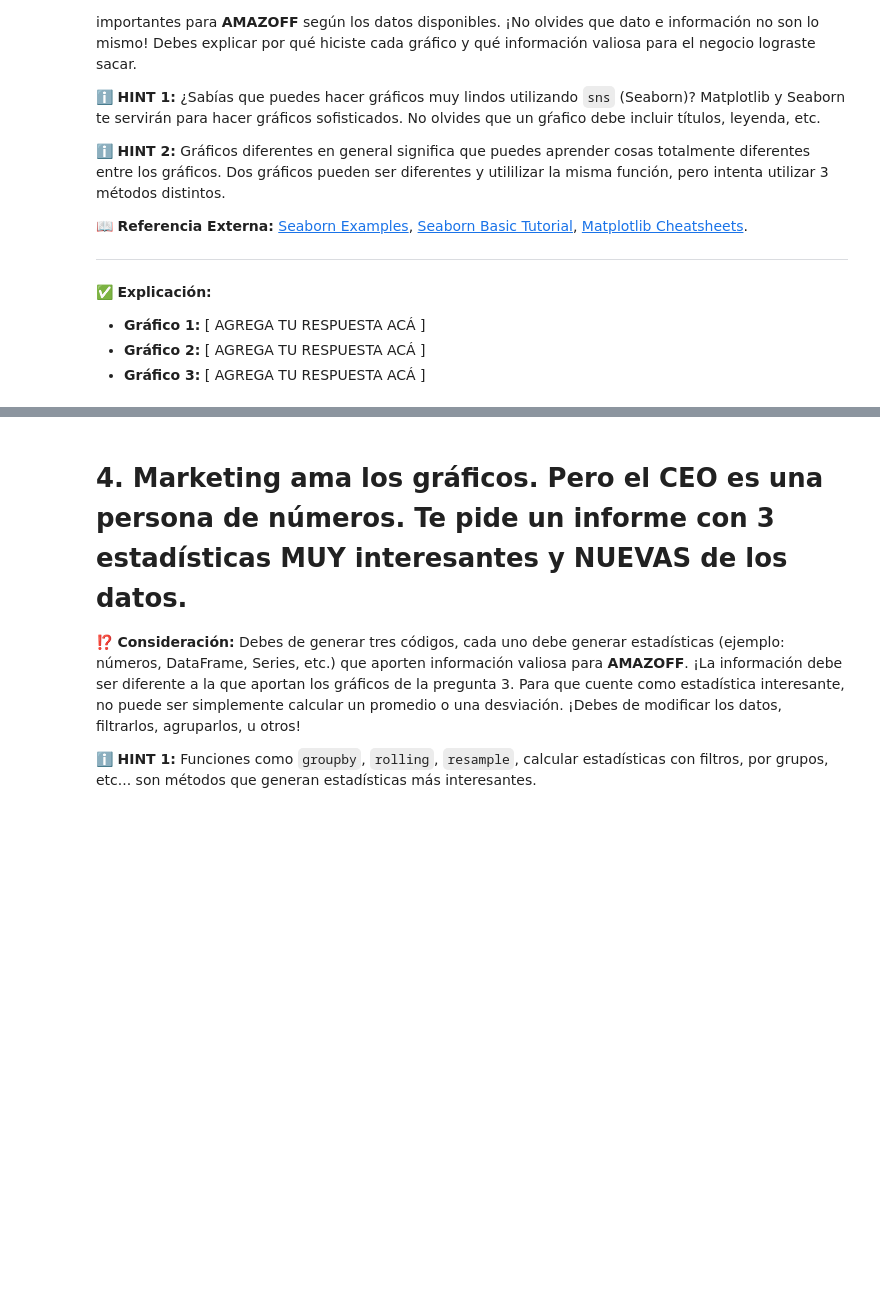
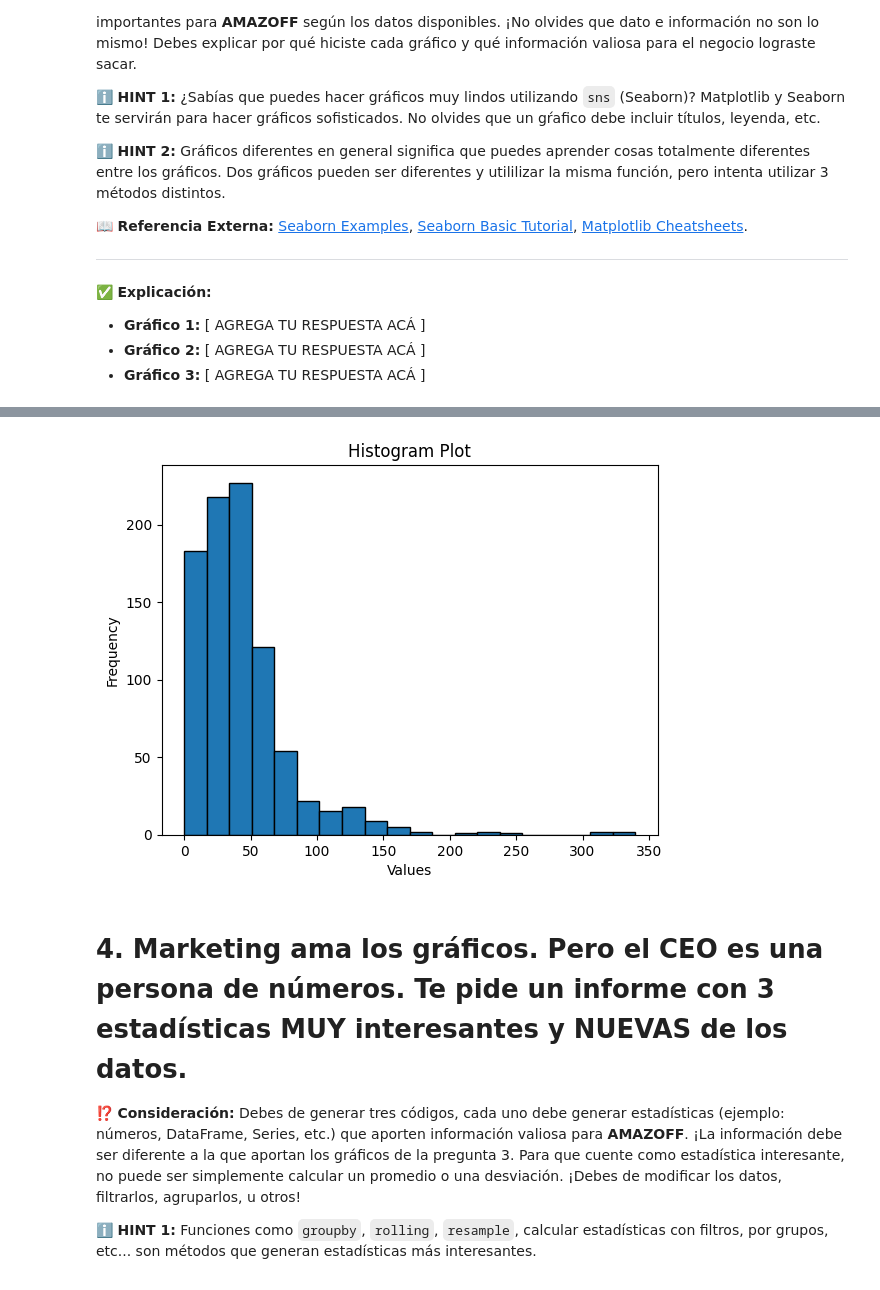
Before and after one commit to julvc/python_diplo, a Jupyter notebook: Julio_Varas_MP1.ipynb, the cells around one changed output, grey strips where cells are left out. Drawn from its saved outputs; the diff is of its cells as text; code cells hidden in the pictures; blank space fills up the shorter version.

```diff
--- a/Julio_Varas_MP1.ipynb
+++ b/Julio_Varas_MP1.ipynb
@@ -392,27 +392,28 @@ SyntaxError: invalid syntax. Perhaps you forgot a comma? (<ipython-input-164-5c0
 # HINT: La moda es el valor más común en una columna. Utiliza el método mode.
 
 df.state = df.state.fillna(df.state.mode()[0])
-
 # City: ¿La ciudad más común? ¿La ciudad puede estar relacionada con el estado?
 # HINT: La función map de pandas sirve para reemplazar valores con un diccionario.
 
 replace_city = {
     'sp': 'sao paulo',
-    'rj': 'rio de janeiro'
+    'rj': 'rio de janeiro',
+    'mg': 'belo horizonte',
+    'pr': 'curitiba',
+    'rs': 'porto alegre'
 
 }
 df.city = df.city.fillna(df.state.map(replace_city))
-
 # ¿Qué otras columnas se pueden rellenar?
 # HINT CATEGORY: ¿Cuál es la categoría más común?
 # HINT PRICE: ¿Cuál es el precio promedio?
 # HINT SHIPPING: ¿Cuál es el precio promedio del envío?
 # HINT PAYMENT: ¿Cuál es el método de pago más común?
 
-df.category = df.category.fillna('fashion')
-df.price = df.price.fillna(df.price.mean(), inplace=True)
-df.shipping = df.shipping.fillna(df.shipping.mean(), inplace=True)
-df.payment = df.payment.fillna(df.mode().iloc[0])
+df.category = df.category.fillna(df['category'].mode())
+df.price = df.price.fillna(df.price.mean())
+df.shipping = df.shipping.fillna(df.shipping.mean())
+df.payment = df.payment.fillna(df['payment'].mode())
 
 # ¡Fechas! ¿Qué deberíamos hacer con ellas?
 # HINT PURCHASED: En promedio, ¿cuánto tiempo pasa entre que se compra y se envía?
@@ -517,3 +503,27 @@ output.head(3)
+# %%
+# Gráfico 1:
+ #0   order               0 non-null      int64
+ #1   product             0 non-null      int64
+ #2   seller              0 non-null      int64
+ #3   customer            0 non-null      int64
+ #4   city                0 non-null      object
+ #5   state               0 non-null      object
+ #6   category            0 non-null      object
+ #7   price               0 non-null      object
+ #8   shipping            0 non-null      object
+ #9   payment             0 non-null      object
+ #10  purchased           0 non-null      datetime64[ns]
+ #11  delivered           0 non-null      datetime64[ns]
+ #12  estimated_delivery  0 non-null      datetime64[ns]
+ #13  rating              0 non-null      float64
+# Plotting Histogram
+df['shipping'].plot(kind='hist', bins=20, edgecolor='black')
+plt.title('Histogram Plot')
+plt.xlabel('Values')
+plt.ylabel('Frequency')
+plt.show()
+# %% [output]
+[figure, added]
 # %%
 # Gráfico 2: [ TÍTULO DEL GRÁFICO ]
 
```
Also changed, not shown: parts of 5 cells of this notebook.
